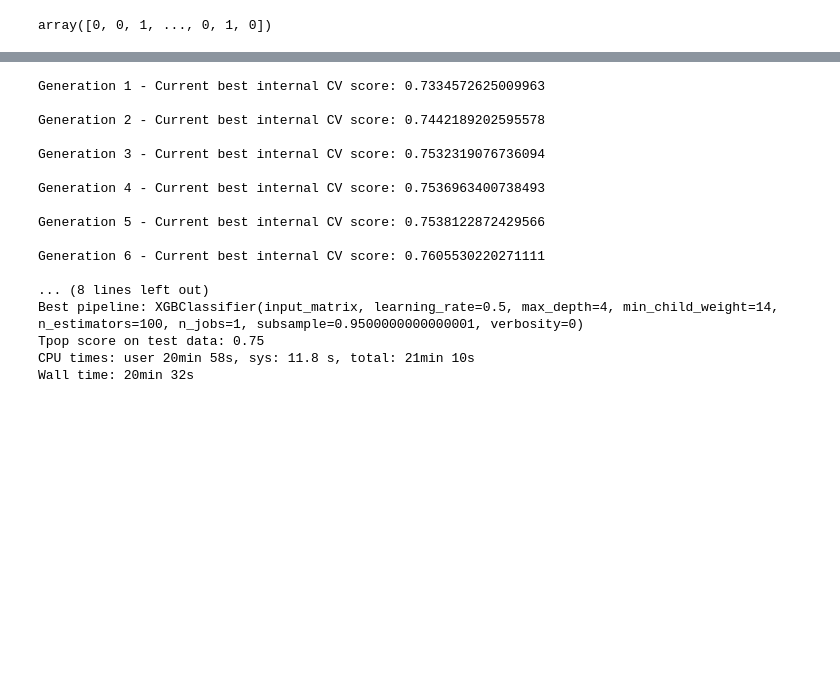
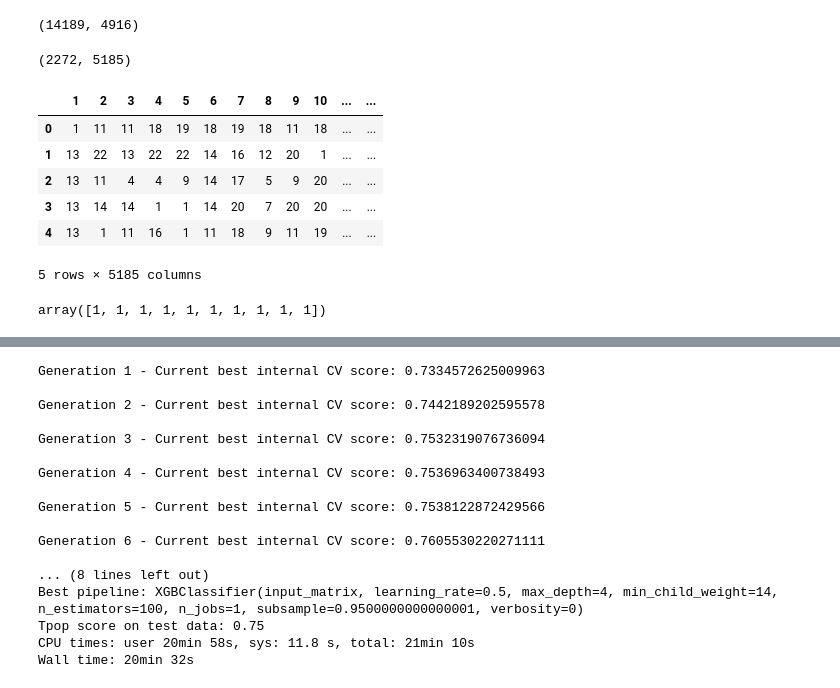
Before and after one commit to patrickmgebhard/language-of-proteins, a Jupyter notebook: baseline_dna.ipynb, the cells around one changed output, grey strips where cells are left out. Cells and saved outputs as stored; diff of their text form; code cells hidden in the pictures; blank space fills up the shorter version.

```diff
--- a/baseline_dna.ipynb
+++ b/baseline_dna.ipynb
@@ -94,0 +17,18 @@ df3_sample.head(5)
+# %%
+training_data_num.shape
+# %% [output]
+(14189, 4916)
+# %%
+test_data_num.shape
+# %% [output]
+(2272, 5185)
+# %%
+test_data_num.head(5)
+# %% [output]
+|  | 1 | 2 | 3 | 4 | 5 | 6 | 7 | 8 | 9 | 10 | ... | ... |
+| 0 | 1 | 11 | 11 | 18 | 19 | 18 | 19 | 18 | 11 | 18 | ... | ... |
+| 1 | 13 | 22 | 13 | 22 | 22 | 14 | 16 | 12 | 20 | 1 | ... | ... |
+| 2 | 13 | 11 | 4 | 4 | 9 | 14 | 17 | 5 | 9 | 20 | ... | ... |
+| 3 | 13 | 14 | 14 | 1 | 1 | 14 | 20 | 7 | 20 | 20 | ... | ... |
+| 4 | 13 | 1 | 11 | 16 | 1 | 11 | 18 | 9 | 11 | 19 | ... | ... |
+5 rows × 5185 columns
@@ -98,4 +48,4 @@ X_train = df.drop(columns=['sequences','label']).values
 # %%
-y_train
+y_train[:10]
 # %% [output]
-array([0, 0, 1, ..., 0, 1, 0])
+array([1, 1, 1, 1, 1, 1, 1, 1, 1, 1])
```
Also changed, not shown: parts of 50 cells of this notebook, 4 other files.
